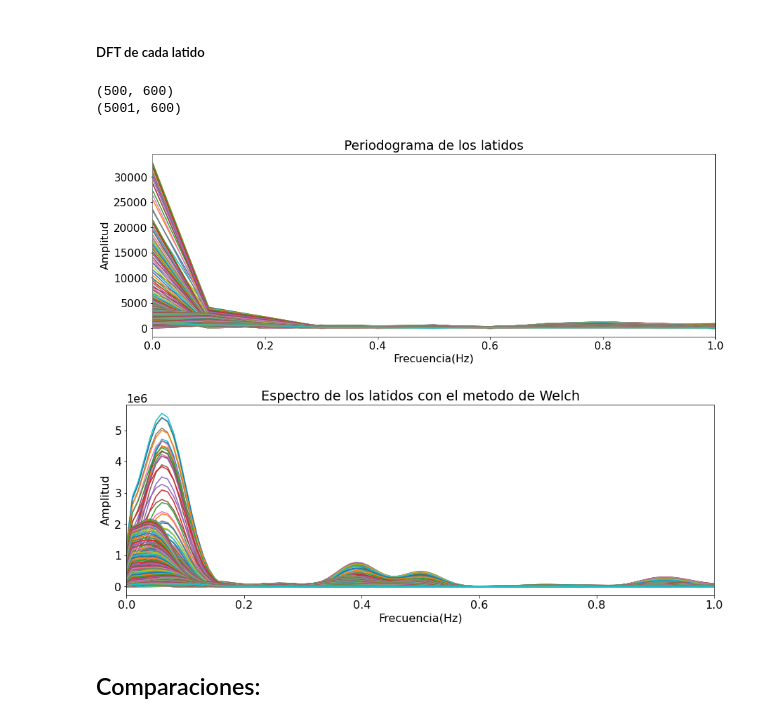
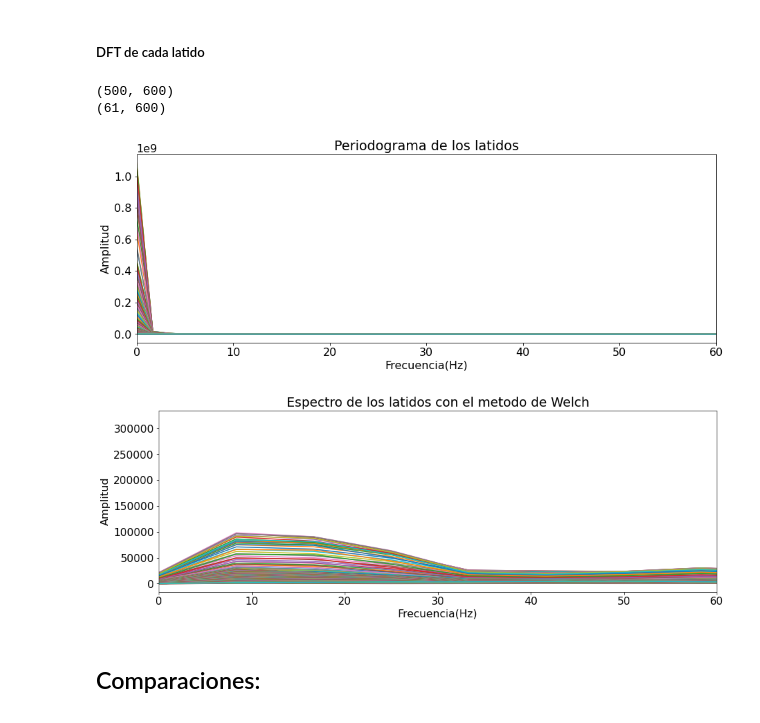
Before and after one commit to Mathilde-lelephant/Mathilde-d-Hebrail-PDS-repo, a Jupyter notebook: notebook8.ipynb, the cells around one changed output. Drawn from its saved outputs; the diff is of its cells as text; code cells hidden in the pictures.

```diff
--- a/notebook8.ipynb
+++ b/notebook8.ipynb
@@ -164,11 +164,12 @@ plt.show()
 # %% [markdown]
 ##### DFT de cada latido
 # %%
-new_fft = (1/600)* np.fft.fft(array, axis = 0)
-f, pW = sg.welch(array, fs=fs_ecg, window='hann',nfft = 10000, nperseg=int(np.round(10000/5)), axis = 0)
+df_latido = fs_ecg/600
+
+new_fft = (np.abs((1/600)*np.fft.fft(array, axis = 0)))**2
+f, pW = sg.welch(array, fs=fs_ecg, window='hann', nperseg=int(np.round(600/5)), axis = 0)
 df_ecg = fs_ecg/10000 # resolución espectral
-ff = np.arange(0, fs_ecg//2, df_ecg).flatten()
-f=f/10
+ff = np.arange(0, fs_ecg//2, df_latido).flatten()
 
 #new_fft = normalize(new_fft)
 #new_fft = new_fft - np.mean(new_fft)
@@ -176,26 +177,26 @@ print(new_fft[:fs_ecg//2].shape)
 print(pW.shape)
 # %% [output]
 (500, 600)
-(5001, 600)
+(61, 600)
 # %%
 plt.figure
-plt.plot(ff[:fs_ecg//2], ((np.abs(new_fft[:fs_ecg//2]))))
+plt.plot(ff, (((new_fft[:len(ff)]))))
 plt.title("Periodograma de los latidos")
 plt.xlabel("Frecuencia(Hz)")
 plt.ylabel("Amplitud")
-plt.xlim(0, 1)
+plt.xlim(0, 60)
 plt.show()
 
 plt.figure
-plt.plot(f[:fs_ecg//2],(pW[:fs_ecg//2]))
+plt.plot(f[:fs_ecg//2],((pW[:fs_ecg//2])))
 plt.title("Espectro de los latidos con el metodo de Welch")
 plt.xlabel("Frecuencia(Hz)")
 plt.ylabel("Amplitud")
-plt.xlim(0, 1)
+plt.xlim(0, 60)
 plt.show()
 # %% [output]
-[figure, old version]
+[figure, new version]
-[figure, old version]
+[figure, new version]
 # %% [markdown]
 ## Comparaciones:
 # %%
```
Also changed, not shown: 2 other files.
